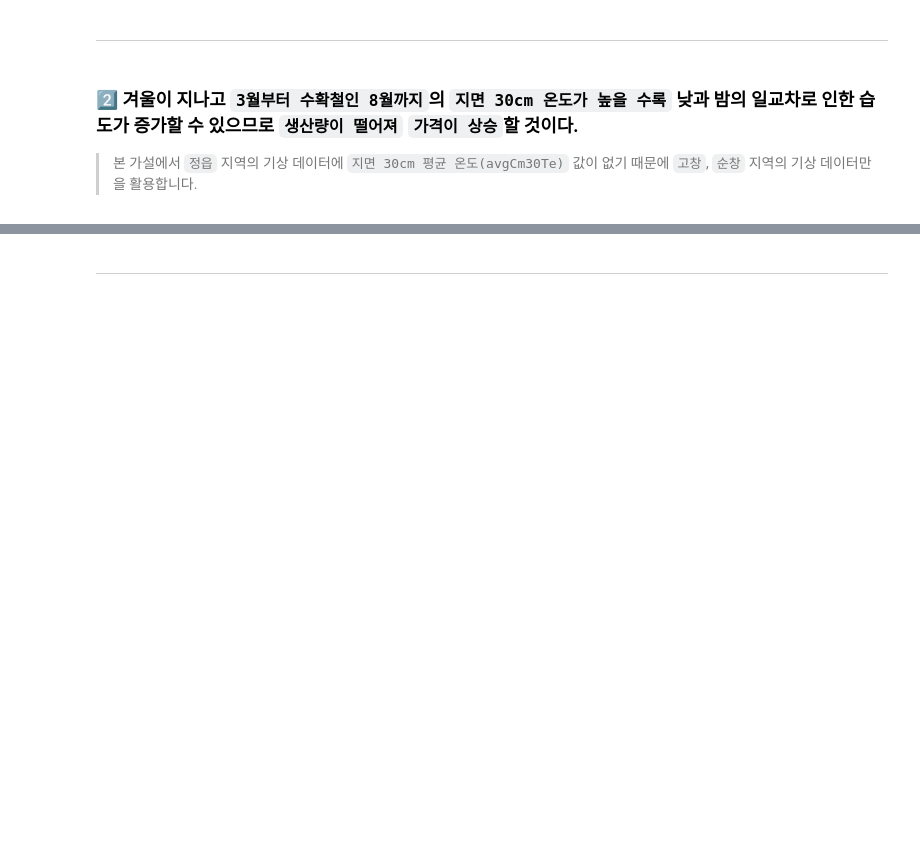
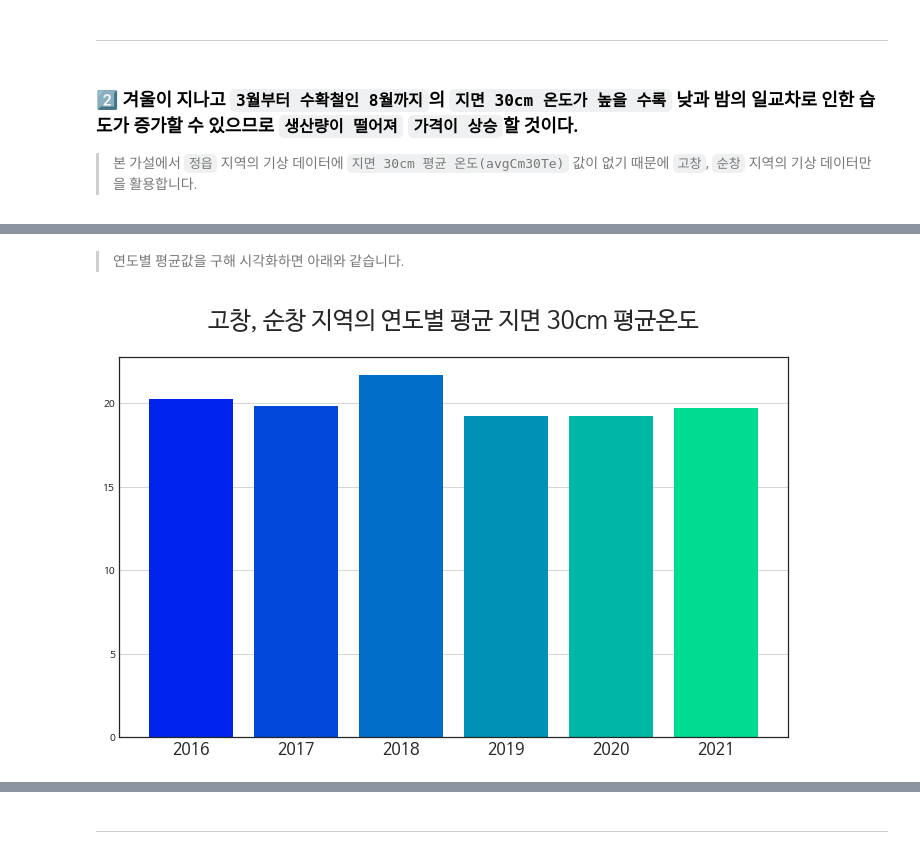
Before and after one commit to JinwangMok/UNI_data_anaysis, a Jupyter notebook: data_analysis.ipynb, the cells around one changed output, grey strips where cells are left out. Saved outputs shown, nothing was run; the diff lists cells and outputs as text; code cells hidden in the pictures; blank space fills up the shorter version.

```diff
--- a/data_analysis.ipynb
+++ b/data_analysis.ipynb
@@ -529,0 +566,17 @@ plt.show()
+# %% [markdown]
+> 연도별 평균값을 구해 시각화하면 아래와 같습니다.
+# %%
+plt.figure(figsize=(12, 7))
+colors = sns.color_palette('winter')
+
+X = np.arange(2016, 2021+1)
+y = [sum(avgCm30Te_by_year[year])/len(avgCm30Te_by_year[year]) for year in range(2016, 2021+1)]
+
+plt.bar(X, y, color=colors)
+
+plt.title("고창, 순창 지역의 연도별 평균 지면 30cm 평균온도", pad=30, size=24)
+plt.grid(axis='y')
+plt.xticks(X, size=16)
+plt.show()
+# %% [output]
+[figure, added]
```
Also changed, not shown: parts of 30 cells of this notebook.
